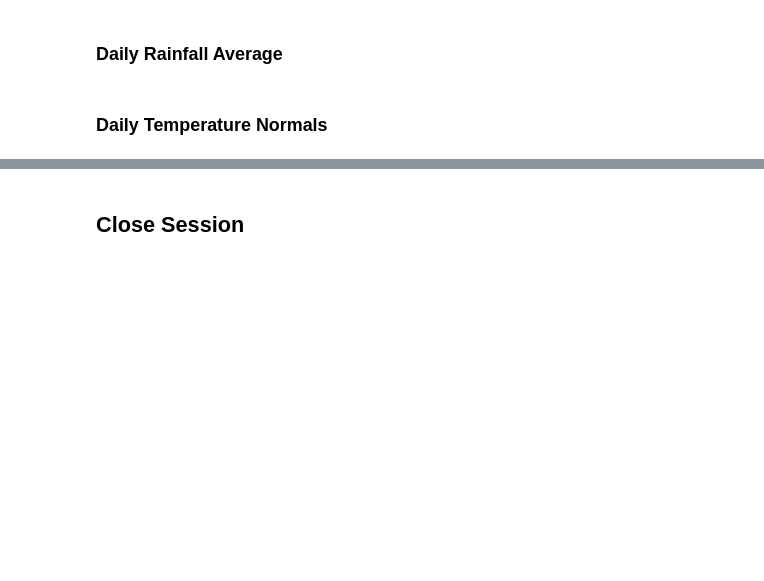
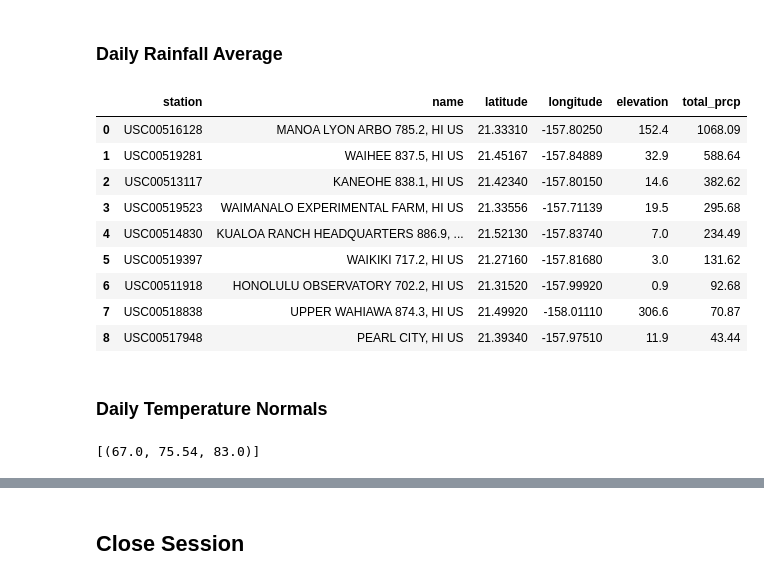
Before and after one commit to anyren/climate_analysis, a Jupyter notebook: temp_analysis_2.ipynb, the cells around one changed output, grey strips where cells are left out. Cells and saved outputs as stored; diff of their text form; code cells hidden in the pictures; blank space fills up the shorter version.

```diff
--- a/temp_analysis_2.ipynb
+++ b/temp_analysis_2.ipynb
@@ -18,5 +18,5 @@ from sqlalchemy import create_engine, func
 # %%
 # create engine to hawaii.sqlite
-engine = create_engine("sqlite:///hawaii.sqlite")
+engine = create_engine("sqlite:///Resources/hawaii.sqlite")
 # %%
 # reflect an existing database into a new model
@@ -60,9 +92,24 @@ print(calc_temps('2012-02-28', '2012-03-05'))
 # %% [markdown]
 ### Daily Rainfall Average
 # %%
-# Calculate the total amount of rainfall per weather station for your trip dates using the previous year's
-# matching dates.
+# Calculate the total amount of rainfall per weather station for your trip dates using the previous year's matching dates.
 # Sort this in descending order by precipitation amount and list the station, name, latitude, longitude, and elevation
+
+rainfall = session.query(Measurement.station,Station.name, Station.latitude, Station.longitude, Station.elevation,\
+              func.sum(Measurement.prcp).label("total_prcp")).group_by(Measurement.station)\
+             .join(Station,Measurement.station == Station.station).order_by(desc(func.sum(Measurement.prcp))).all()
+pd.DataFrame(rainfall)
+# %% [output]
+|  | station | name | latitude | longitude | elevation | total_prcp |
+| 0 | USC00516128 | MANOA LYON ARBO 785.2, HI US | 21.33310 | -157.80250 | 152.4 | 1068.09 |
+| 1 | USC00519281 | WAIHEE 837.5, HI US | 21.45167 | -157.84889 | 32.9 | 588.64 |
+| 2 | USC00513117 | KANEOHE 838.1, HI US | 21.42340 | -157.80150 | 14.6 | 382.62 |
+| 3 | USC00519523 | WAIMANALO EXPERIMENTAL FARM, HI US | 21.33556 | -157.71139 | 19.5 | 295.68 |
+| 4 | USC00514830 | KUALOA RANCH HEADQUARTERS 886.9, ... | 21.52130 | -157.83740 | 7.0 | 234.49 |
+| 5 | USC00519397 | WAIKIKI 717.2, HI US | 21.27160 | -157.81680 | 3.0 | 131.62 |
+| 6 | USC00511918 | HONOLULU OBSERVATORY 702.2, HI US | 21.31520 | -157.99920 | 0.9 | 92.68 |
+| 7 | USC00518838 | UPPER WAHIAWA 874.3, HI US | 21.49920 | -158.01110 | 306.6 | 70.87 |
+| 8 | USC00517948 | PEARL CITY, HI US | 21.39340 | -157.97510 | 11.9 | 43.44 |
 # %% [markdown]
 ### Daily Temperature Normals
 # %%
@@ -84,7 +131,9 @@ def daily_normals(date):
     return session.query(*sel).filter(func.strftime("%m-%d", Measurement.date) == date).all()
 
 # For example
-daily_normals("01-01")
+daily_normals("08-01")
+# %% [output]
+[(67.0, 75.54, 83.0)]
 # %%
 # calculate the daily normals for your trip
 # push each tuple of calculations into a list called `normals`
```
Also changed, not shown: parts of 12 cells of this notebook.
